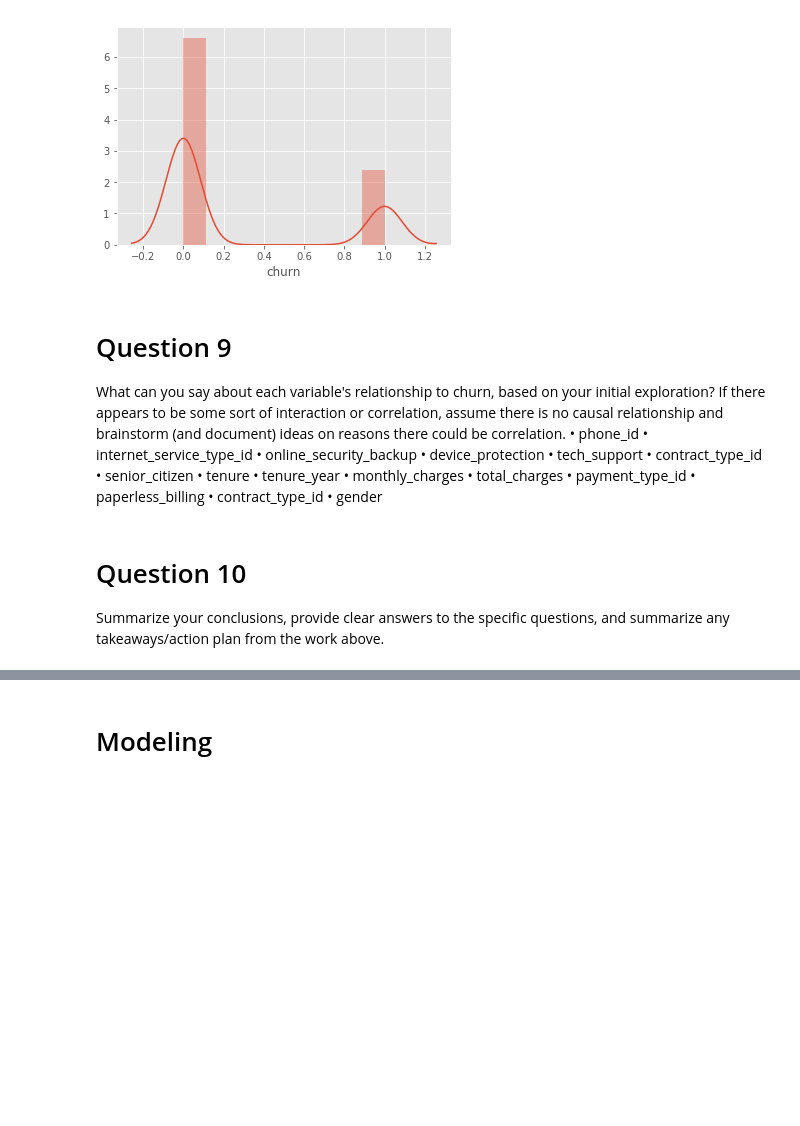
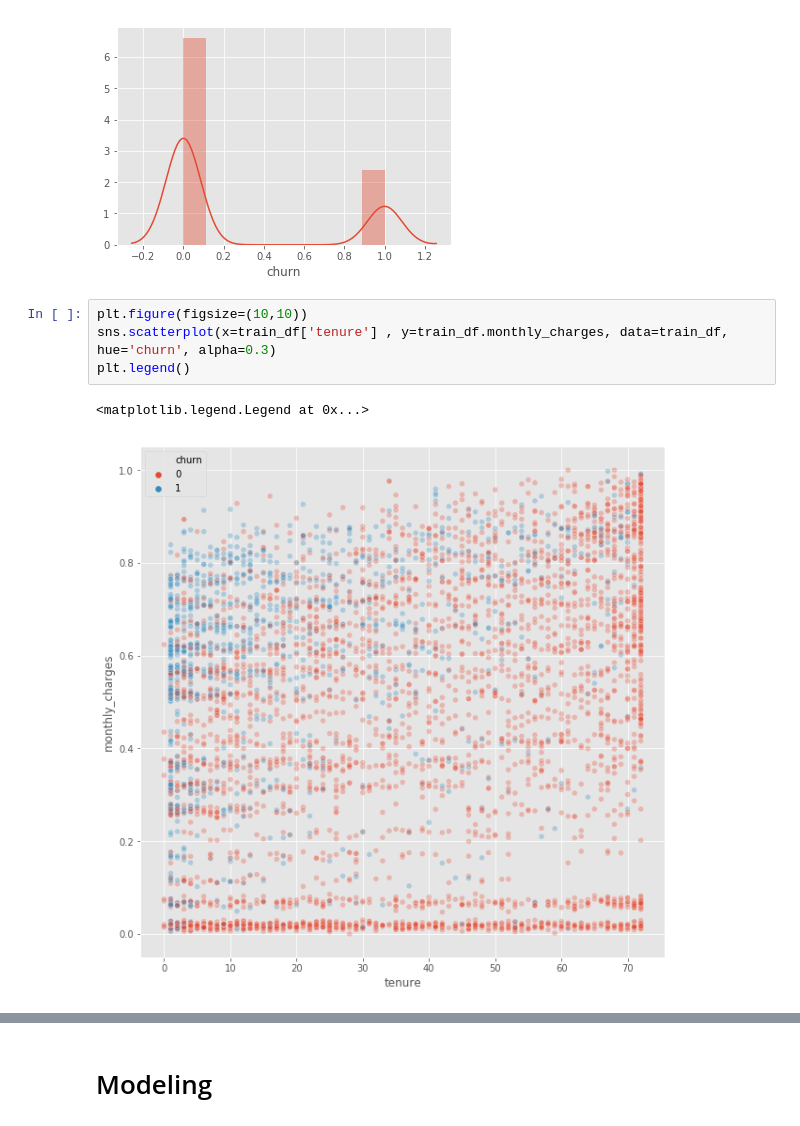
Before and after one commit to jess-katy/classification_project, a Jupyter notebook: Classification_Proj_Jess_Katy_MASTER.ipynb, the cells around one changed output, grey strips where cells are left out. Cells and saved outputs as stored; diff of their text form; blank space fills up the shorter version.

```diff
--- a/Classification_Proj_Jess_Katy_MASTER.ipynb
+++ b/Classification_Proj_Jess_Katy_MASTER.ipynb
@@ -1503,25 +1402,10 @@ sns.distplot(train_df.churn)
 # %% [output]
 <matplotlib.axes._subplots.AxesSubplot at 0x...>
 [figure]
-# %% [markdown]
-# Question 9
-
-What can you say about each variable's relationship to churn, based on your initial exploration? If there appears to be some sort of interaction or correlation, assume there is no causal relationship and brainstorm (and document) ideas on reasons there could be correlation.
-•	phone_id
-•	internet_service_type_id
-•	online_security_backup
-•	device_protection
-•	tech_support
-•	contract_type_id
-•	senior_citizen
-•	tenure
-•	tenure_year
-•	monthly_charges
-•	total_charges
-•	payment_type_id
-•	paperless_billing
-•	contract_type_id
-•	gender
-# %% [markdown]
-# Question 10
-Summarize your conclusions, provide clear answers to the specific questions, and summarize any takeaways/action plan from the work above.
+# %%
+plt.figure(figsize=(10,10))
+sns.scatterplot(x=train_df['tenure'] , y=train_df.monthly_charges, data=train_df, hue='churn', alpha=0.3)
+plt.legend()
+# %% [output]
+<matplotlib.legend.Legend at 0x...>
+[figure, added]
```
Also changed, not shown: parts of 53 cells of this notebook.
